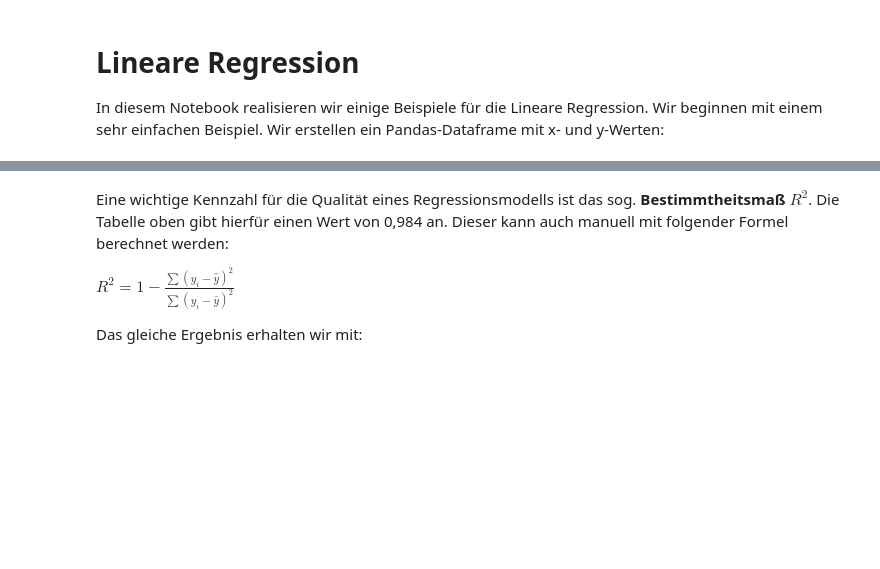
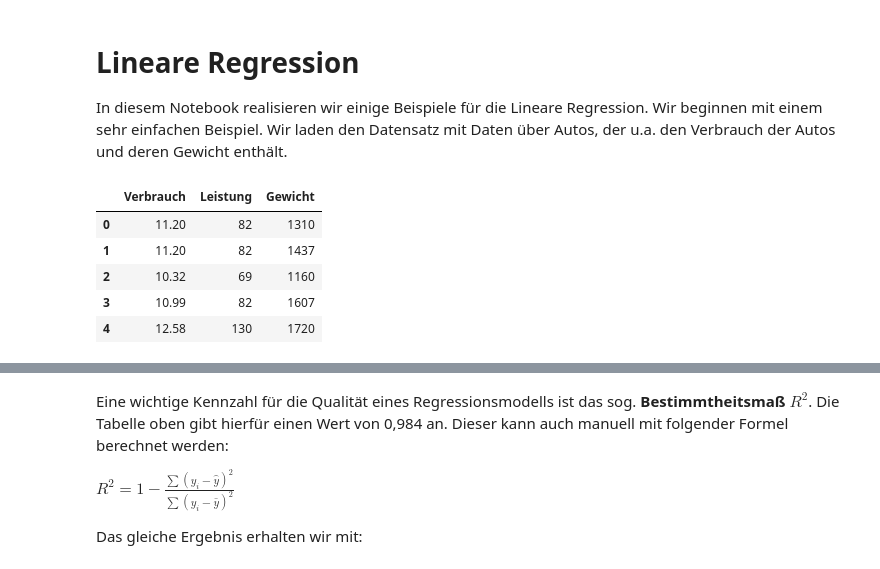
Before and after one commit to troescherw/jupyter_python, a Jupyter notebook: LineareRegression.ipynb, the cells around one changed output, grey strips where cells are left out. Saved outputs shown, nothing was run; the diff lists cells and outputs as text; code cells hidden in the pictures; blank space fills up the shorter version.

```diff
--- a/LineareRegression.ipynb
+++ b/LineareRegression.ipynb
@@ -1,3 +1,3 @@
 # %% [markdown]
 # Lineare Regression
-In diesem Notebook realisieren wir einige Beispiele für die Lineare Regression. Wir beginnen mit einem sehr einfachen Beispiel. Wir erstellen ein Pandas-Dataframe mit x- und y-Werten:
+In diesem Notebook realisieren wir einige Beispiele für die Lineare Regression. Wir beginnen mit einem sehr einfachen Beispiel. Wir laden den Datensatz mit Daten über Autos, der u.a. den Verbrauch der Autos und deren Gewicht enthält.
@@ -10 +4,15 @@ df
+# %%
+import pandas as pd
+
+url = "https://raw.githubusercontent.com/troescherw/datasets/master/autos.csv"
+
+autos = pd.read_csv(url)
+autos.head()
+# %% [output]
+|  | Verbrauch | Leistung | Gewicht |
+| 0 | 11.20 | 82 | 1310 |
+| 1 | 11.20 | 82 | 1437 |
+| 2 | 10.32 | 69 | 1160 |
+| 3 | 10.99 | 82 | 1607 |
+| 4 | 12.58 | 130 | 1720 |
 # %% [markdown]
```
Also changed, not shown: parts of 33 cells of this notebook, 2 other files.
